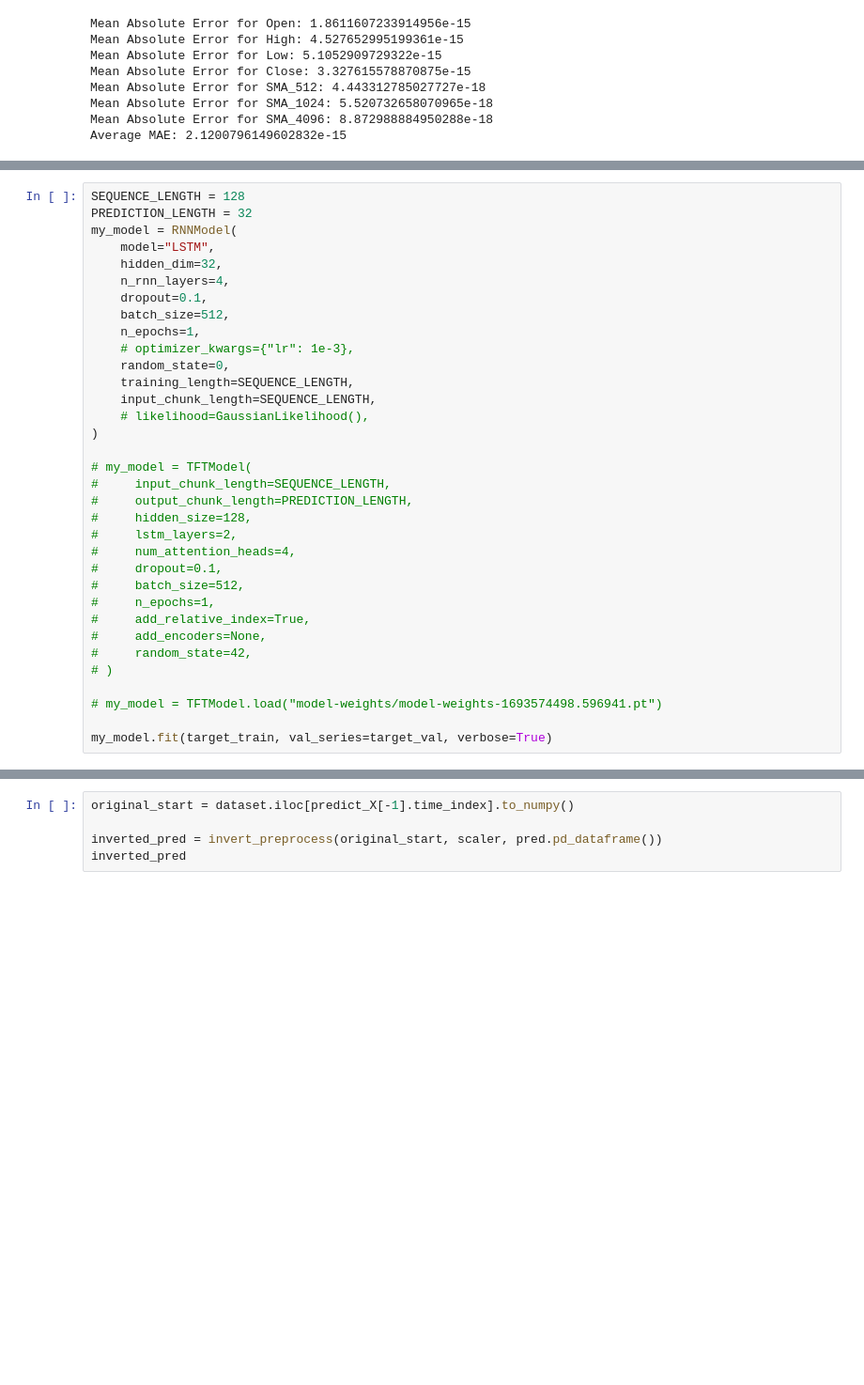
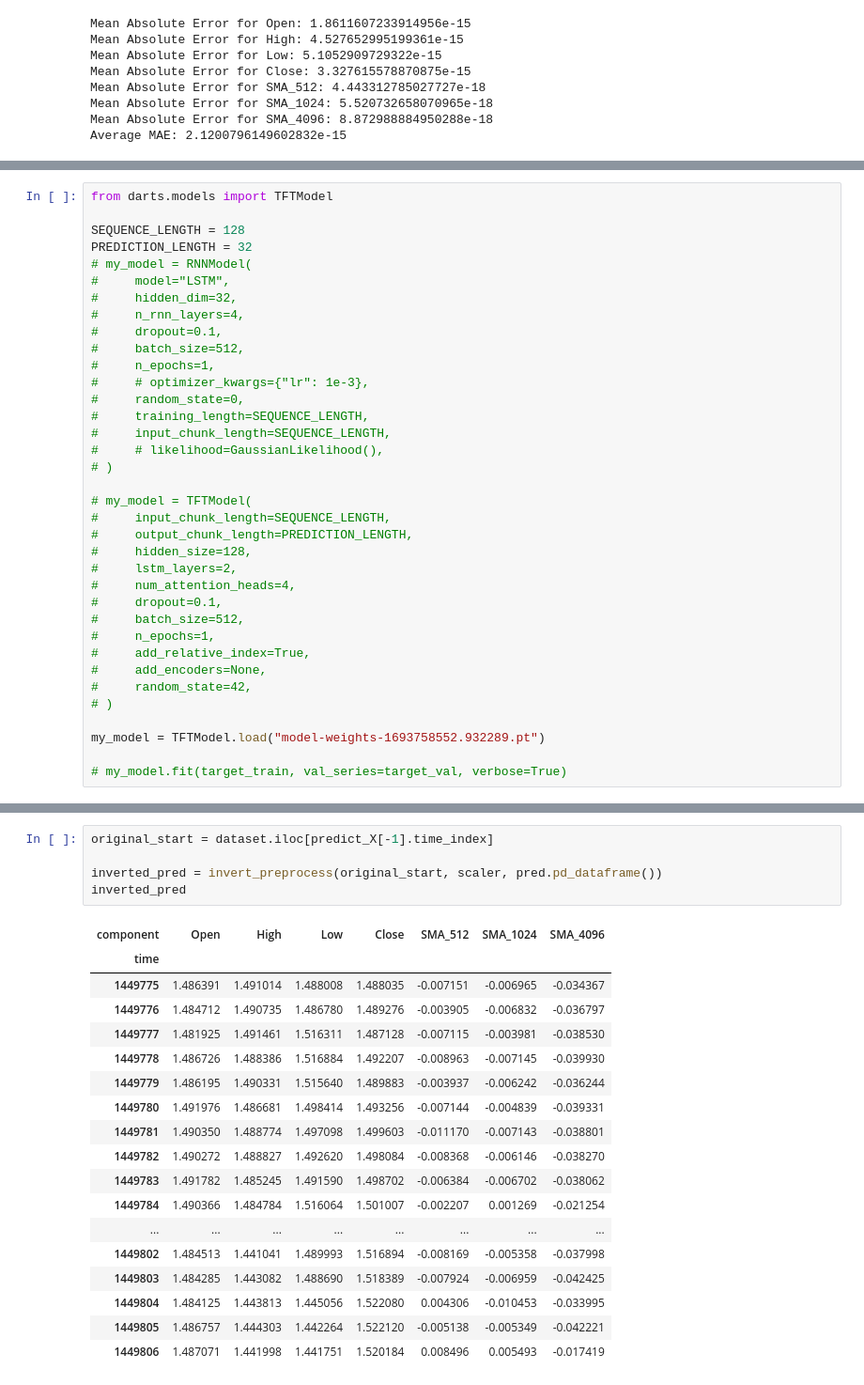
Before and after one commit to Klok-e/python-price-predict-experiment, a Jupyter notebook: price prediction_v3.ipynb, the cells around one changed output, grey strips where cells are left out. Shown at 94% size. Saved outputs shown, nothing was run; the diff lists cells and outputs as text; blank space fills up the shorter version.

```diff
--- a/price prediction_v3.ipynb
+++ b/price prediction_v3.ipynb
@@ -237,21 +223,23 @@ target_val["Close"].plot()
 <Axes: xlabel='time'>
 [figure]
 # %%
+from darts.models import TFTModel
+
 SEQUENCE_LENGTH = 128
 PREDICTION_LENGTH = 32
-my_model = RNNModel(
-    model="LSTM",
-    hidden_dim=32,
-    n_rnn_layers=4,
-    dropout=0.1,
-    batch_size=512,
-    n_epochs=1,
-    # optimizer_kwargs={"lr": 1e-3},
-    random_state=0,
-    training_length=SEQUENCE_LENGTH,
-    input_chunk_length=SEQUENCE_LENGTH,
-    # likelihood=GaussianLikelihood(),
-)
+# my_model = RNNModel(
+#     model="LSTM",
+#     hidden_dim=32,
+#     n_rnn_layers=4,
+#     dropout=0.1,
+#     batch_size=512,
+#     n_epochs=1,
+#     # optimizer_kwargs={"lr": 1e-3},
+#     random_state=0,
+#     training_length=SEQUENCE_LENGTH,
+#     input_chunk_length=SEQUENCE_LENGTH,
+#     # likelihood=GaussianLikelihood(),
+# )
 
 # my_model = TFTModel(
 #     input_chunk_length=SEQUENCE_LENGTH,
@@ -267,6 +255,6 @@ my_model = RNNModel(
 #     random_state=42,
 # )
 
-# my_model = TFTModel.load("model-weights/model-weights-1693574498.596941.pt")
+my_model = TFTModel.load("model-weights-1693758552.932289.pt")
 
-my_model.fit(target_train, val_series=target_val, verbose=True)
+# my_model.fit(target_train, val_series=target_val, verbose=True)
@@ -327,8 +296,27 @@ pred["Close"].plot(label="prediction")
 # %%
-original_start = dataset.iloc[predict_X[-1].time_index].to_numpy()
+original_start = dataset.iloc[predict_X[-1].time_index]
 
 inverted_pred = invert_preprocess(original_start, scaler, pred.pd_dataframe())
 inverted_pred
+# %% [output]
+| component | Open | High | Low | Close | SMA_512 | SMA_1024 | SMA_4096 |
+| time |  |  |  |  |  |  |  |
+| 1449775 | 1.486391 | 1.491014 | 1.488008 | 1.488035 | -0.007151 | -0.006965 | -0.034367 |
+| 1449776 | 1.484712 | 1.490735 | 1.486780 | 1.489276 | -0.003905 | -0.006832 | -0.036797 |
+| 1449777 | 1.481925 | 1.491461 | 1.516311 | 1.487128 | -0.007115 | -0.003981 | -0.038530 |
+| 1449778 | 1.486726 | 1.488386 | 1.516884 | 1.492207 | -0.008963 | -0.007145 | -0.039930 |
+| 1449779 | 1.486195 | 1.490331 | 1.515640 | 1.489883 | -0.003937 | -0.006242 | -0.036244 |
+| 1449780 | 1.491976 | 1.486681 | 1.498414 | 1.493256 | -0.007144 | -0.004839 | -0.039331 |
+| 1449781 | 1.490350 | 1.488774 | 1.497098 | 1.499603 | -0.011170 | -0.007143 | -0.038801 |
+| 1449782 | 1.490272 | 1.488827 | 1.492620 | 1.498084 | -0.008368 | -0.006146 | -0.038270 |
+| 1449783 | 1.491782 | 1.485245 | 1.491590 | 1.498702 | -0.006384 | -0.006702 | -0.038062 |
+| 1449784 | 1.490366 | 1.484784 | 1.516064 | 1.501007 | -0.002207 | 0.001269 | -0.021254 |
+| ... | ... | ... | ... | ... | ... | ... | ... |
+| 1449802 | 1.484513 | 1.441041 | 1.489993 | 1.516894 | -0.008169 | -0.005358 | -0.037998 |
+| 1449803 | 1.484285 | 1.443082 | 1.488690 | 1.518389 | -0.007924 | -0.006959 | -0.042425 |
+| 1449804 | 1.484125 | 1.443813 | 1.445056 | 1.522080 | 0.004306 | -0.010453 | -0.033995 |
+| 1449805 | 1.486757 | 1.444303 | 1.442264 | 1.522120 | -0.005138 | -0.005349 | -0.042221 |
+| 1449806 | 1.487071 | 1.441998 | 1.441751 | 1.520184 | 0.008496 | 0.005493 | -0.017419 |
 # %%
 inverted_target = invert_preprocess(original_start, scaler, target_val.pd_dataframe()[:PREDICTION_LENGTH])
 inverted_target
```
Also changed, not shown: parts of 9 cells of this notebook, 2 other files.
